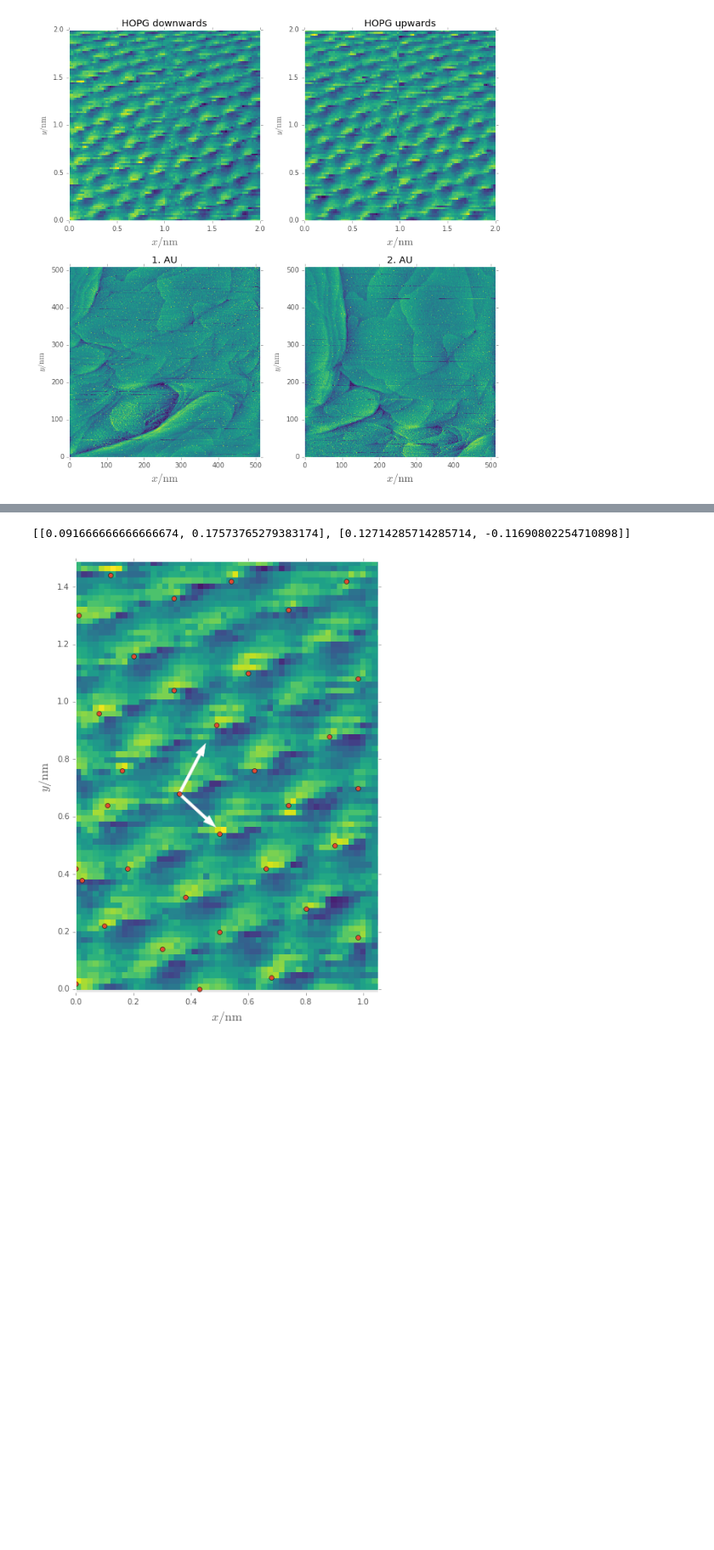
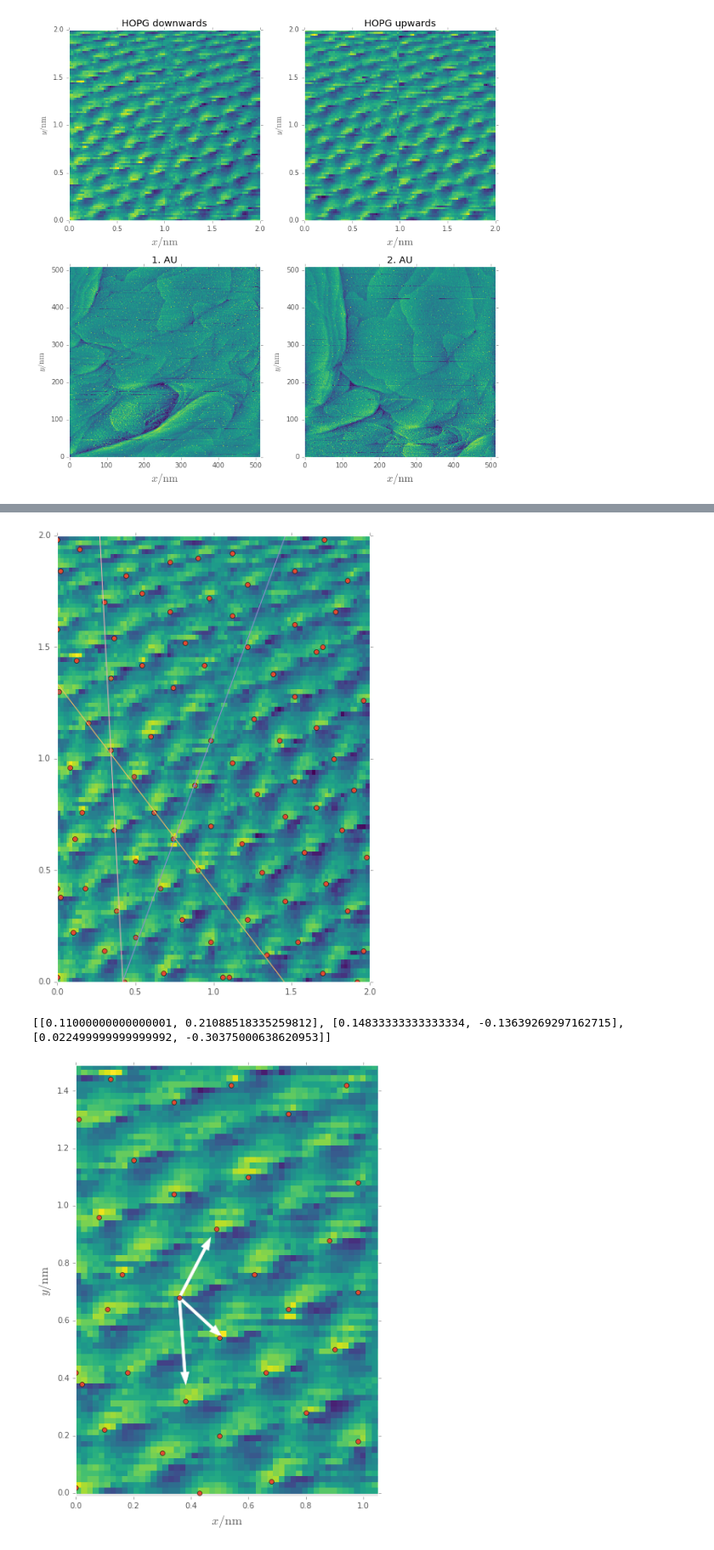
Before and after one commit to bixel/FP14, a Jupyter notebook: STM_Rastertunnelmikroskopie/analysis.ipynb, the cells around one changed output, grey strips where cells are left out. Shown at 85% size. Saved outputs shown, nothing was run; the diff lists cells and outputs as text; code cells hidden in the pictures; blank space fills up the shorter version.

```diff
--- a/STM_Rastertunnelmikroskopie/analysis.ipynb
+++ b/STM_Rastertunnelmikroskopie/analysis.ipynb
@@ -130,35 +138,46 @@ plt.show()
 # %%
 gvs = []
 
+plt.figure(figsize=(7, 10))
+plt.pcolormesh(data.hopg_down['dim'], data.hopg_down['dim'], data.hopg_down['data'])
+plt.plot(np.array(x), np.array(y), 'o')
 for u, l in [[upper_bound1, lower_bound1],
-             [upper_bound2, lower_bound2]]:
-    selection = (y < linear_func(x, *u)) & (y > linear_func(x, *l)) & (np.array(x) < 1.05)
+             [upper_bound2, lower_bound2],
+             [upper_bound3, lower_bound3]]:
+    selection = (y < linear_func(x, *u)) & (y > linear_func(x, *l)) & (np.array(x) < 1.05) & (np.array(y) < 1.48)
     fit_xs = np.array(x)[selection]
     fit_ys = np.array(y)[selection]
+    plt.plot(fit_xs, fit_ys, '+')
 
     coeff, cov = optimize.curve_fit(linear_func, fit_xs, fit_ys)
     errs = np.sqrt(np.diag(cov))
-    dx = (np.max(fit_xs) - np.min(fit_xs)) / len(fit_xs)
+    dx = (np.max(fit_xs) - np.min(fit_xs)) / (len(fit_xs) - 1)
     gvs.append([dx, coeff[0] * dx])
+    xs = np.linspace(0, 2)
+    plt.plot(xs, linear_func(xs, *coeff))
+    plt.xlim(0, 2)
+    plt.ylim(0, 2)
+plt.show()
 
 print(gvs)
 
 plt.figure(figsize=(7, 10))
 plt.pcolormesh(data.hopg_down['dim'], data.hopg_down['dim'], data.hopg_down['data'])
 plt.plot(np.array(x), np.array(y), 'o')
 p = 32
-for i in [0, 1]:
+for i in range(len(gvs)):
     plt.arrow(x[p], y[p], gvs[i][0], gvs[i][1], width=0.01, length_includes_head=True, head_width=0.03, fc='w')
 # annotate with indices if neccessary
 # for i, xy in enumerate(zip(x, y)):
 #    plt.annotate(i, xy)
 plt.xlabel(r'$x/\mathrm{nm}$', fontsize=16)
 plt.ylabel(r'$y/\mathrm{nm}$', fontsize=16)
 plt.axis('equal')
 plt.xlim(0, 1.05)
 plt.ylim(0, 1.48)
 plt.savefig('build/plots/hopg_down_arrows.pdf')
 plt.show()
 # %% [output]
+[figure, new version]
-[[0.091666666666666674, 0.17573765279383174], [0.12714285714285714, -0.11690802254710898]]
+[[0.11000000000000001, 0.21088518335259812], [0.14833333333333334, -0.13639269297162715], [0.022499999999999992, -0.30375000638620953]]
-[figure, old version]
+[figure, added]
```
Also changed, not shown: parts of 4 cells of this notebook, 2 other files.
